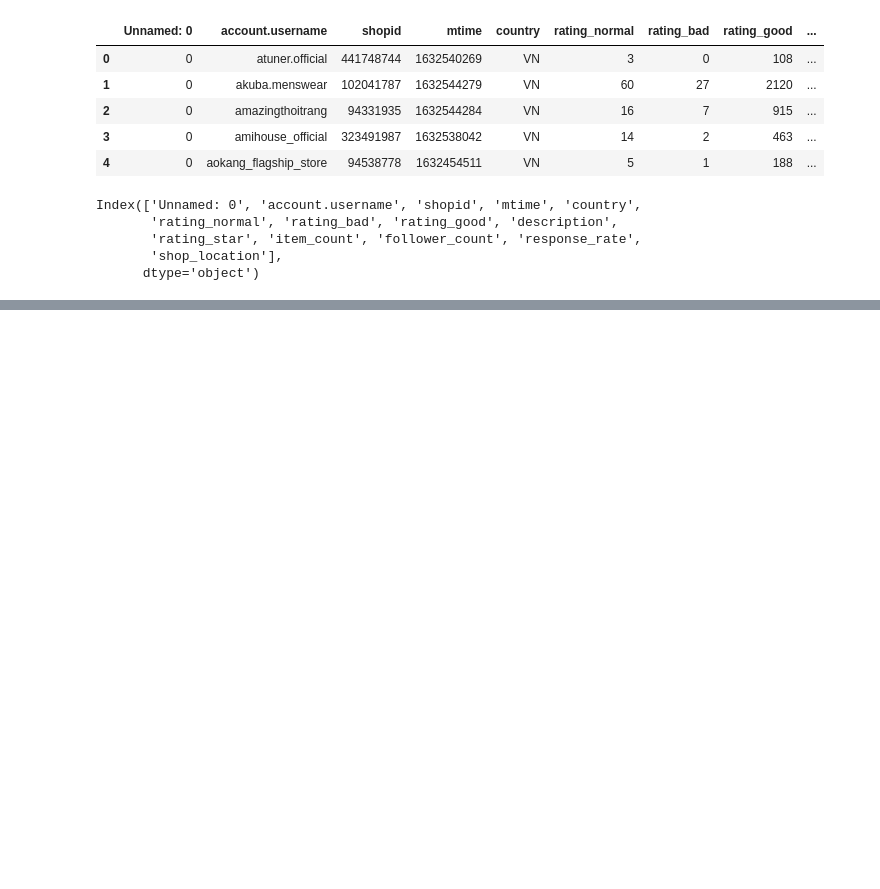
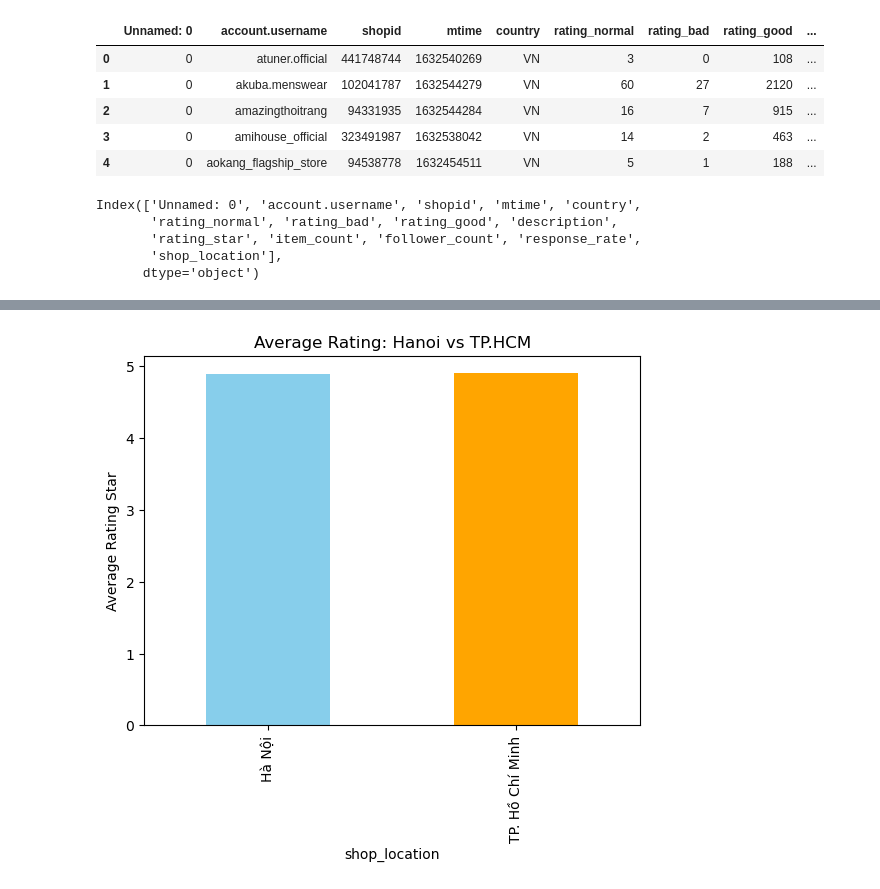
Before and after one commit to nguyendao16/ams1-ady, a Jupyter notebook: shop.ipynb, the cells around one changed output, grey strips where cells are left out. Saved outputs shown, nothing was run; the diff lists cells and outputs as text; code cells hidden in the pictures; blank space fills up the shorter version.

```diff
--- a/shop.ipynb
+++ b/shop.ipynb
@@ -115,0 +118,7 @@ Top keywords: hiệu, thương, việt, thương hiệu, nam, việt nam, trang,
+# %%
+avg_rating_city.plot(kind='bar', color=['skyblue', 'orange'])
+plt.ylabel('Average Rating Star')
+plt.title('Average Rating: Hanoi vs TP.HCM')
+plt.show()
+# %% [output]
+[figure, added]
```
Also changed, not shown: parts of 13 cells of this notebook, 2 other files.
